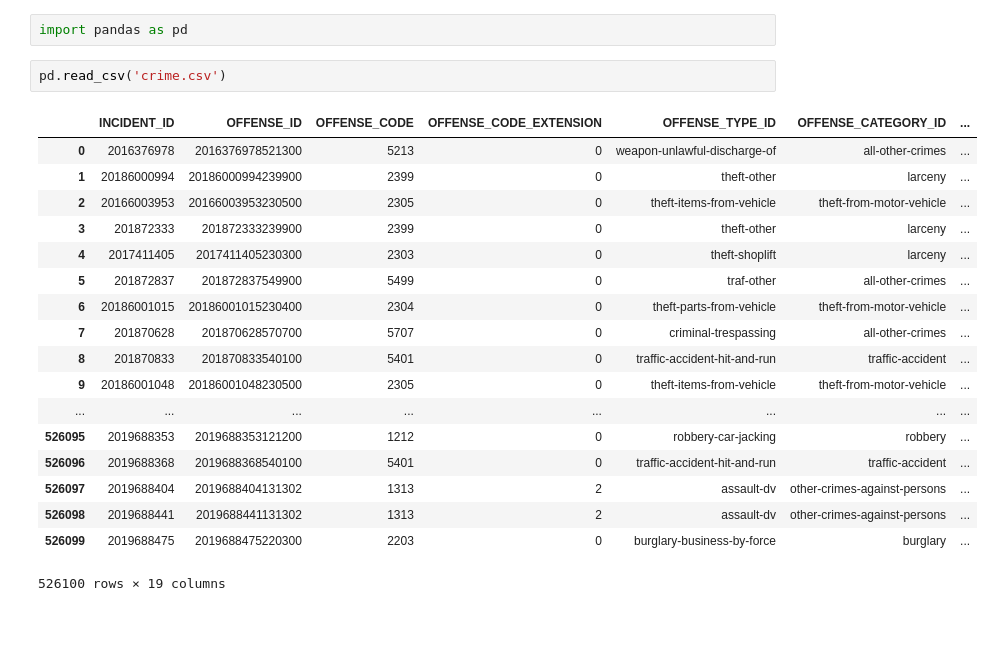
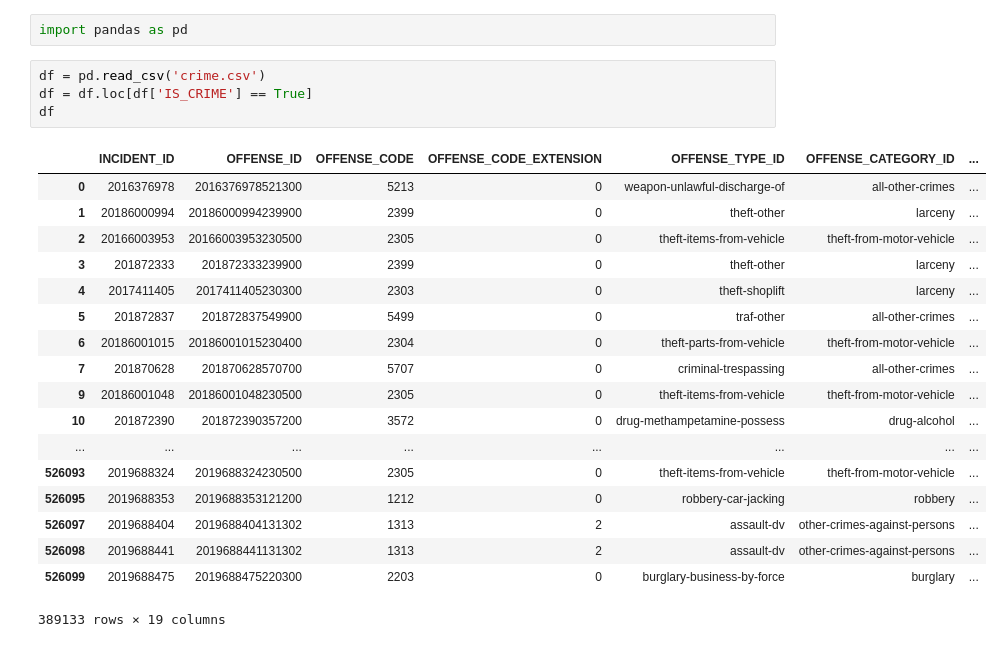
Before and after one commit to bittybueno/data-mining-project, a Jupyter notebook: Course_Project.ipynb, the cells around one changed output. Saved outputs shown, nothing was run; the diff lists cells and outputs as text.

```diff
--- a/Course_Project.ipynb
+++ b/Course_Project.ipynb
@@ -2,24 +2,26 @@
 ## Course Project
 # %%
 import pandas as pd
-# %%
-pd.read_csv('crime.csv')
-# %% [output]
-|  | INCIDENT_ID | OFFENSE_ID | OFFENSE_CODE | OFFENSE_CODE_EXTENSION | OFFENSE_TYPE_ID | OFFENSE_CATEGORY_ID | ... |
-| 0 | 2016376978 | 2016376978521300 | 5213 | 0 | weapon-unlawful-discharge-of | all-other-crimes | ... |
-| 1 | 20186000994 | 20186000994239900 | 2399 | 0 | theft-other | larceny | ... |
-| 2 | 20166003953 | 20166003953230500 | 2305 | 0 | theft-items-from-vehicle | theft-from-motor-vehicle | ... |
-| 3 | 201872333 | 201872333239900 | 2399 | 0 | theft-other | larceny | ... |
-| 4 | 2017411405 | 2017411405230300 | 2303 | 0 | theft-shoplift | larceny | ... |
-| 5 | 201872837 | 201872837549900 | 5499 | 0 | traf-other | all-other-crimes | ... |
-| 6 | 20186001015 | 20186001015230400 | 2304 | 0 | theft-parts-from-vehicle | theft-from-motor-vehicle | ... |
-| 7 | 201870628 | 201870628570700 | 5707 | 0 | criminal-trespassing | all-other-crimes | ... |
-| 8 | 201870833 | 201870833540100 | 5401 | 0 | traffic-accident-hit-and-run | traffic-accident | ... |
-| 9 | 20186001048 | 20186001048230500 | 2305 | 0 | theft-items-from-vehicle | theft-from-motor-vehicle | ... |
-| ... | ... | ... | ... | ... | ... | ... | ... |
-| 526095 | 2019688353 | 2019688353121200 | 1212 | 0 | robbery-car-jacking | robbery | ... |
-| 526096 | 2019688368 | 2019688368540100 | 5401 | 0 | traffic-accident-hit-and-run | traffic-accident | ... |
-| 526097 | 2019688404 | 2019688404131302 | 1313 | 2 | assault-dv | other-crimes-against-persons | ... |
-| 526098 | 2019688441 | 2019688441131302 | 1313 | 2 | assault-dv | other-crimes-against-persons | ... |
-| 526099 | 2019688475 | 2019688475220300 | 2203 | 0 | burglary-business-by-force | burglary | ... |
-526100 rows × 19 columns
+# %%
+df = pd.read_csv('crime.csv')
+df = df.loc[df['IS_CRIME'] == True]
+df
+# %% [output]
+|  | INCIDENT_ID | OFFENSE_ID | OFFENSE_CODE | OFFENSE_CODE_EXTENSION | OFFENSE_TYPE_ID | OFFENSE_CATEGORY_ID | ... |
+| 0 | 2016376978 | 2016376978521300 | 5213 | 0 | weapon-unlawful-discharge-of | all-other-crimes | ... |
+| 1 | 20186000994 | 20186000994239900 | 2399 | 0 | theft-other | larceny | ... |
+| 2 | 20166003953 | 20166003953230500 | 2305 | 0 | theft-items-from-vehicle | theft-from-motor-vehicle | ... |
+| 3 | 201872333 | 201872333239900 | 2399 | 0 | theft-other | larceny | ... |
+| 4 | 2017411405 | 2017411405230300 | 2303 | 0 | theft-shoplift | larceny | ... |
+| 5 | 201872837 | 201872837549900 | 5499 | 0 | traf-other | all-other-crimes | ... |
+| 6 | 20186001015 | 20186001015230400 | 2304 | 0 | theft-parts-from-vehicle | theft-from-motor-vehicle | ... |
+| 7 | 201870628 | 201870628570700 | 5707 | 0 | criminal-trespassing | all-other-crimes | ... |
+| 9 | 20186001048 | 20186001048230500 | 2305 | 0 | theft-items-from-vehicle | theft-from-motor-vehicle | ... |
+| 10 | 201872390 | 201872390357200 | 3572 | 0 | drug-methampetamine-possess | drug-alcohol | ... |
+| ... | ... | ... | ... | ... | ... | ... | ... |
+| 526093 | 2019688324 | 2019688324230500 | 2305 | 0 | theft-items-from-vehicle | theft-from-motor-vehicle | ... |
+| 526095 | 2019688353 | 2019688353121200 | 1212 | 0 | robbery-car-jacking | robbery | ... |
+| 526097 | 2019688404 | 2019688404131302 | 1313 | 2 | assault-dv | other-crimes-against-persons | ... |
+| 526098 | 2019688441 | 2019688441131302 | 1313 | 2 | assault-dv | other-crimes-against-persons | ... |
+| 526099 | 2019688475 | 2019688475220300 | 2203 | 0 | burglary-business-by-force | burglary | ... |
+389133 rows × 19 columns
```
Also changed, not shown: parts of 5 cells of this notebook.
